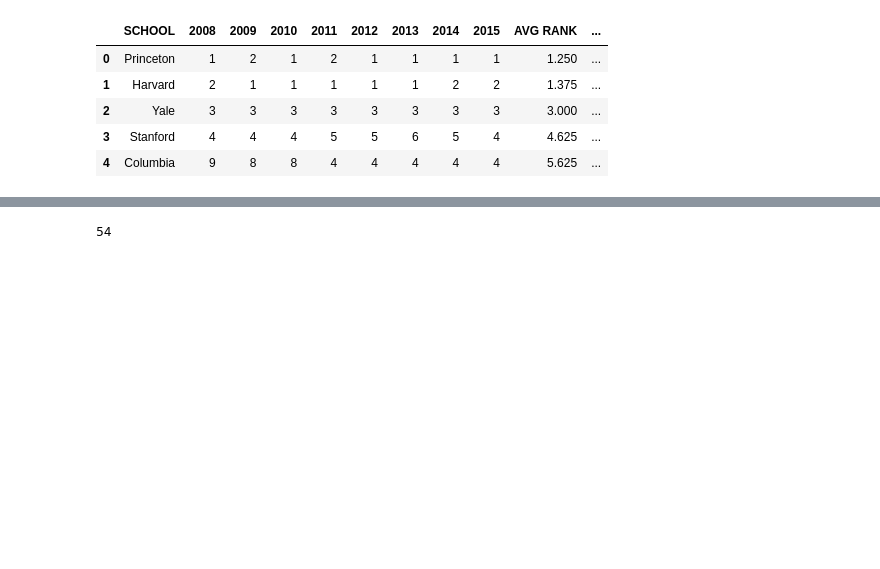
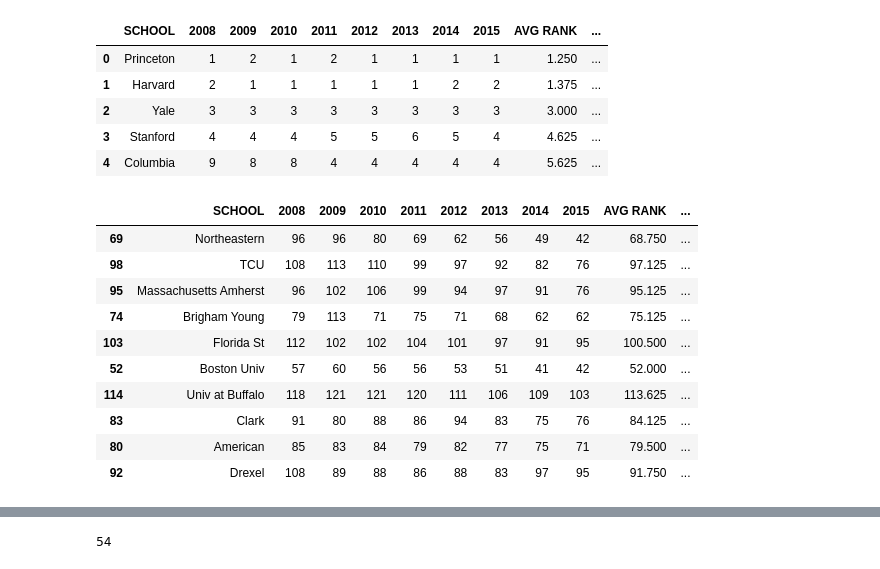
Before and after one commit to vic-158/Data_Viz_Project, a Jupyter notebook: leslie/college_ranks.ipynb, the cells around one changed output, grey strips where cells are left out. Saved outputs shown, nothing was run; the diff lists cells and outputs as text; code cells hidden in the pictures; blank space fills up the shorter version.

```diff
--- a/leslie/college_ranks.ipynb
+++ b/leslie/college_ranks.ipynb
@@ -25,3 +28,20 @@ rank_13 = rank_data['2013']
 rank_14 = rank_data['2014']
 rank_15 = rank_data['2015']
 change = rank_data['CHG 08 VS 15']
+# %%
+rank_change=rank_data.sort_values(by='CHG 08 VS 15', ascending=False)
+top_10_change =rank_change.head(10)
+# %%
+top_10_change
+# %% [output]
+|  | SCHOOL | 2008 | 2009 | 2010 | 2011 | 2012 | 2013 | 2014 | 2015 | AVG RANK | ... |
+| 69 | Northeastern | 96 | 96 | 80 | 69 | 62 | 56 | 49 | 42 | 68.750 | ... |
+| 98 | TCU | 108 | 113 | 110 | 99 | 97 | 92 | 82 | 76 | 97.125 | ... |
+| 95 | Massachusetts Amherst | 96 | 102 | 106 | 99 | 94 | 97 | 91 | 76 | 95.125 | ... |
+| 74 | Brigham Young | 79 | 113 | 71 | 75 | 71 | 68 | 62 | 62 | 75.125 | ... |
+| 103 | Florida St | 112 | 102 | 102 | 104 | 101 | 97 | 91 | 95 | 100.500 | ... |
+| 52 | Boston Univ | 57 | 60 | 56 | 56 | 53 | 51 | 41 | 42 | 52.000 | ... |
+| 114 | Univ at Buffalo | 118 | 121 | 121 | 120 | 111 | 106 | 109 | 103 | 113.625 | ... |
+| 83 | Clark | 91 | 80 | 88 | 86 | 94 | 83 | 75 | 76 | 84.125 | ... |
+| 80 | American | 85 | 83 | 84 | 79 | 82 | 77 | 75 | 71 | 79.500 | ... |
+| 92 | Drexel | 108 | 89 | 88 | 86 | 88 | 83 | 97 | 95 | 91.750 | ... |
```
Also changed, not shown: parts of 11 cells of this notebook, 2 other files.
